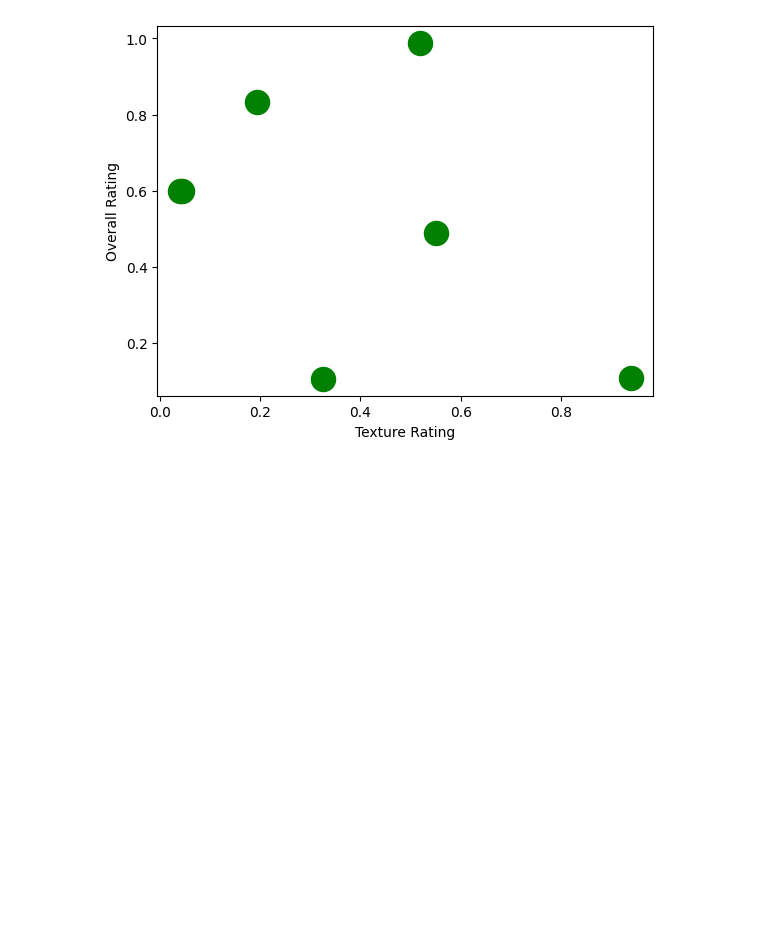
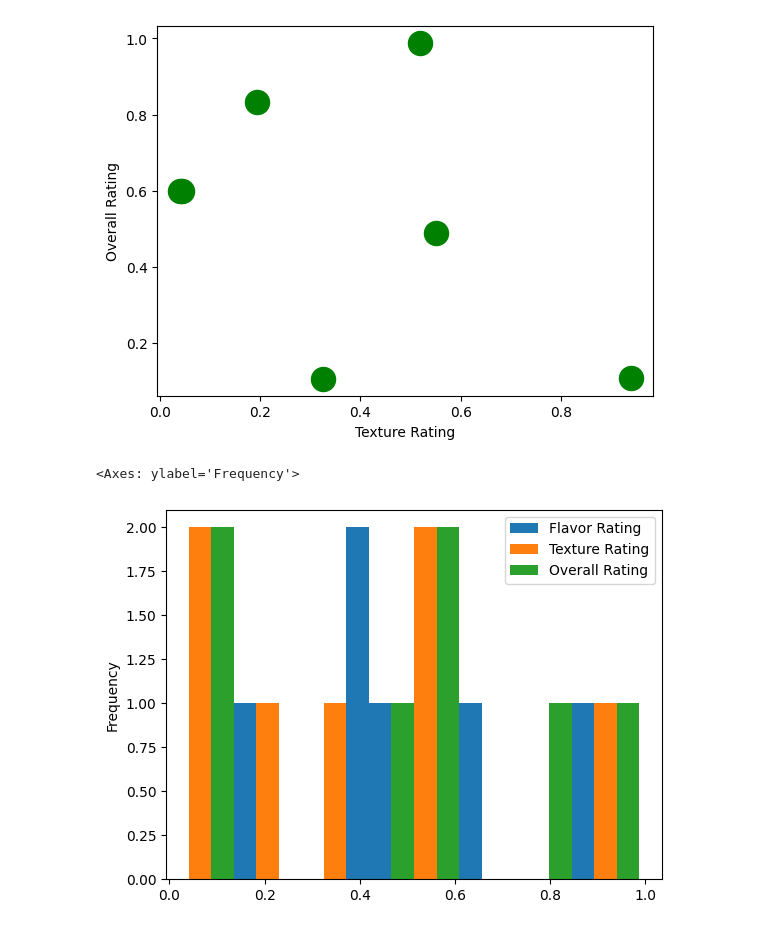
Before and after one commit to pvslav/portfolio, a Jupyter notebook: Python/pandas_fundamentals.ipynb, the cells around one changed output. Drawn from its saved outputs; the diff is of its cells as text; code cells hidden in the pictures; blank space fills up the shorter version.

```diff
--- a/Python/pandas_fundamentals.ipynb
+++ b/Python/pandas_fundamentals.ipynb
@@ -632,3 +632,8 @@ df.plot.scatter(x = 'Texture Rating', y = 'Overall Rating', s = 300, c = 'green'
 # %% [output]
 <Axes: xlabel='Texture Rating', ylabel='Overall Rating'>
 [figure]
+# %%
+df.plot.hist(bins = 20)
+# %% [output]
+<Axes: ylabel='Frequency'>
+[figure, added]
```
